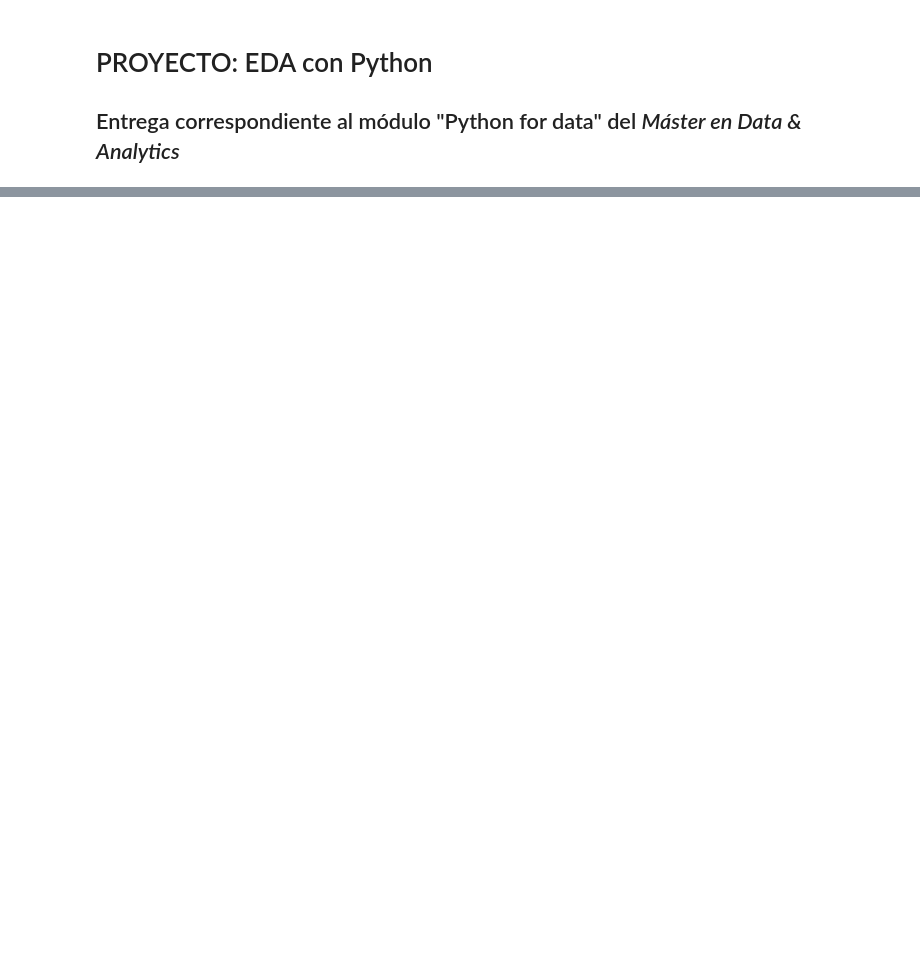
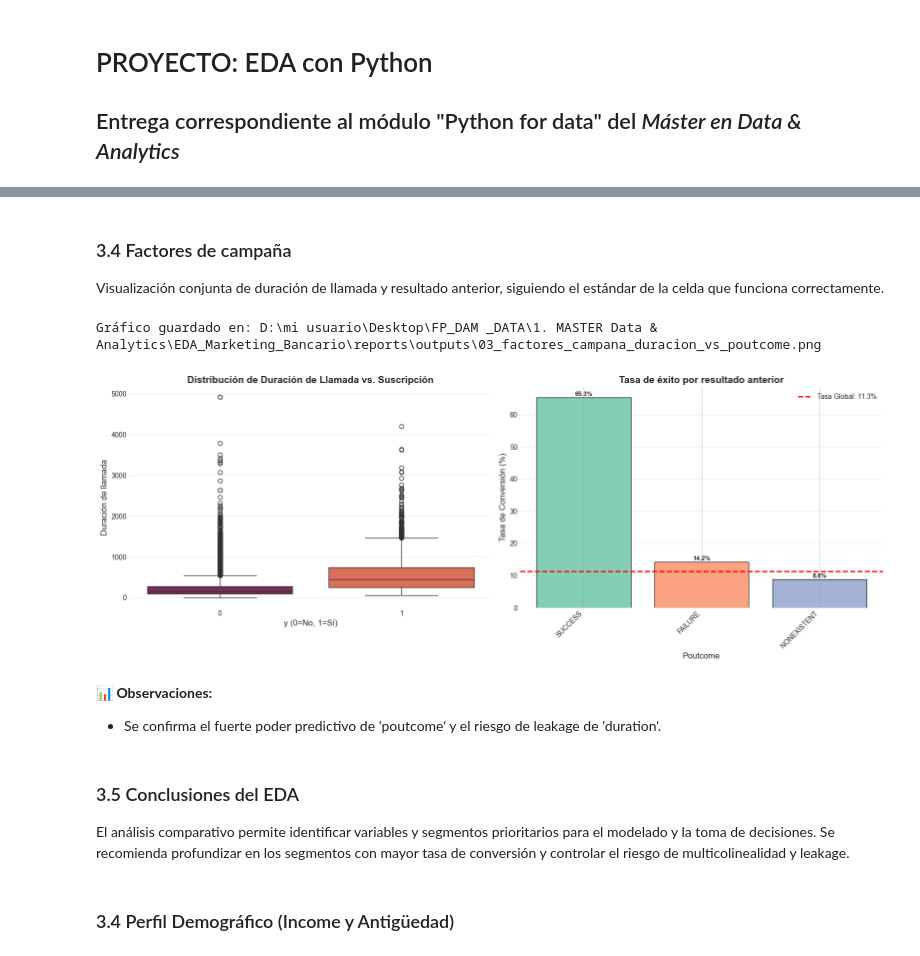
Before and after one commit to roseprogramming/eda_marqueting_bancario, a Jupyter notebook: notebooks/01_EDA_Analisis.ipynb, the cells around one changed output, grey strips where cells are left out. Drawn from its saved outputs; the diff is of its cells as text; code cells hidden in the pictures; blank space fills up the shorter version.

```diff
--- a/notebooks/01_EDA_Analisis.ipynb
+++ b/notebooks/01_EDA_Analisis.ipynb
@@ -810,0 +642,46 @@ para análisis bivariado, detección de outliers, y construcción de modelos rob
+# %% [markdown]
+### 3.4 Factores de campaña
+
+Visualización conjunta de duración de llamada y resultado anterior, siguiendo el estándar de la celda que funciona correctamente.
+# %%
+# =============================================================================
+# 3.4 FACTORES DE CAMPAÑA
+# =============================================================================
+# Visualización de factores de campaña relevantes.
+# ATENCIÓN: 'duration' solo debe usarse en análisis descriptivo, nunca en modelos predictivos previos al contacto (LEAKAGE).
+
+# 1. Boxplot de duración de llamada por target (y=0 vs y=1)
+if 'duration' in df_perfil_cliente.columns and df_perfil_cliente['duration'].notnull().any():
+    fig1, ax1 = plt.subplots(figsize=(8, 5))
+    sns.boxplot(x='y', y='duration', data=df_perfil_cliente, palette='rocket', ax=ax1, hue='y', legend=False)
+    ax1.set_xlabel('y (0=No, 1=Sí)', fontsize=12)
+    ax1.set_ylabel('Duración de llamada', fontsize=12)
+    ax1.set_title('Distribución de Duración de Llamada vs. Suscripción', fontsize=14, fontweight='bold')
+    ax1.grid(axis='y', alpha=0.3)
+    plt.tight_layout()
+    save_plot('03a_boxplot_duracion_vs_y.png')
+    plt.show()
+else:
+    print('No disponible: duration')
+
+# 2. Tasa de conversión por resultado de campaña anterior
+if 'poutcome' in df_perfil_cliente.columns:
+    fig2, ax2 = plt.subplots(figsize=(8, 5))
+    plot_categorical_rate(df_perfil_cliente, 'poutcome', 'y', ax=ax2, title='Tasa de éxito por resultado anterior', color_palette='Set2')
+    plt.tight_layout()
+    save_plot('03b_tasa_exito_por_poutcome.png')
+    plt.show()
+else:
+    print('No disponible: poutcome')
+# %% [output]
+Gráfico guardado en: D:\mi usuario\Desktop\FP_DAM _DATA\1. MASTER Data & Analytics\EDA_Marketing_Bancario\reports\outputs\03_factores_campana_duracion_vs_poutcome.png
+[figure, added]
+# %% [markdown]
+**📊 Observaciones:**
+- Se confirma el fuerte poder predictivo de 'poutcome' y el riesgo de leakage de 'duration'.
+# %% [markdown]
+### 3.5 Conclusiones del EDA
+
+El análisis comparativo permite identificar variables y segmentos prioritarios para el modelado y la toma de decisiones. Se recomienda profundizar en los segmentos con mayor tasa de conversión y controlar el riesgo de multicolinealidad y leakage.
+# %% [markdown]
+### 3.4 Perfil Demográfico (Income y Antigüedad)
```
Also changed, not shown: parts of 59 cells of this notebook, 21 other files.
